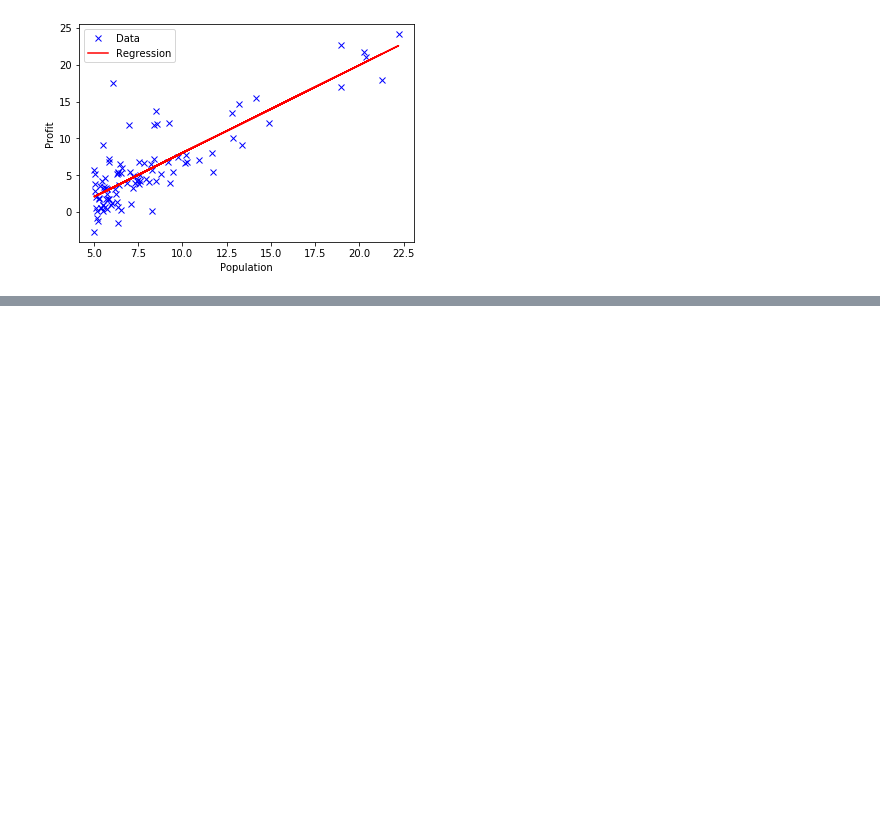
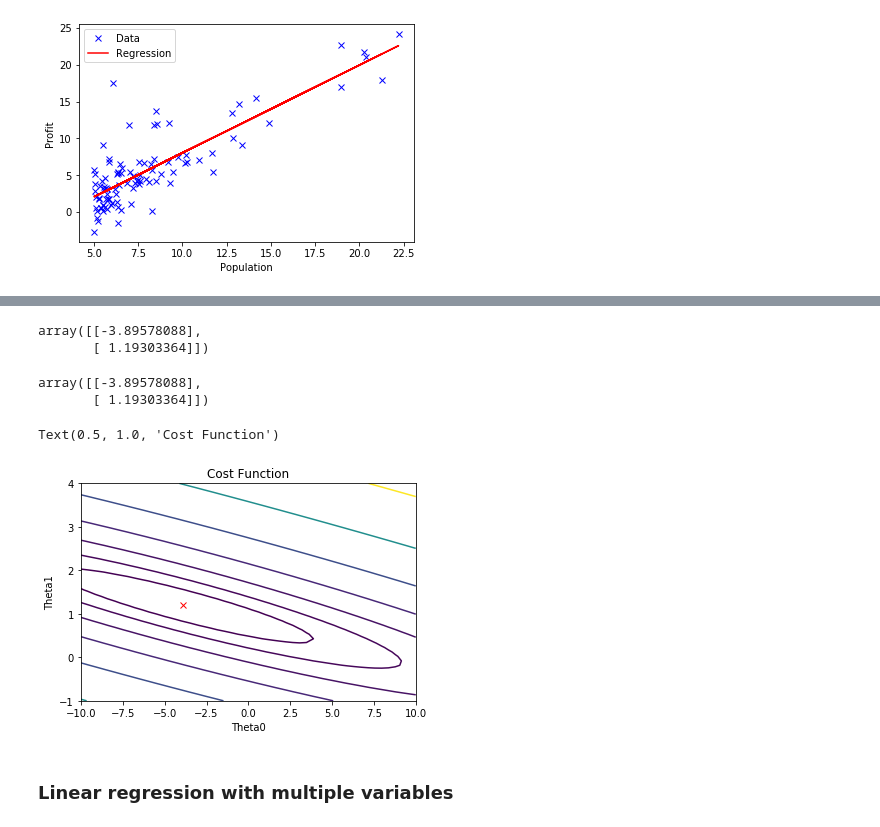
Before and after one commit to nortonlyr/MachineLearningExercises, a Jupyter notebook: MachineLearningNotebook_Krasserm/ML_EX01_LinearRegression.ipynb, the cells around one changed output, grey strips where cells are left out. Drawn from its saved outputs; the diff is of its cells as text; code cells hidden in the pictures; blank space fills up the shorter version.

```diff
--- a/MachineLearningNotebook_Krasserm/ML_EX01_LinearRegression.ipynb
+++ b/MachineLearningNotebook_Krasserm/ML_EX01_LinearRegression.ipynb
@@ -52,0 +71,4 @@ plt.legend()
+# %%
+# LineaGression above internally added a column vector of 1s.
+# For the following calculations, this must be done explicitly
+X = np.c_[np.ones(m), X]
@@ -52,0 +91,48 @@ plt.legend()
+# %%
+# Solve birnak equation (explicit inverse)
+Theta = np.linalg.inv(X.T.dot(X)).dot(X.T).dot(y)
+Theta
+# %% [output]
+array([[-3.89578088],
+       [ 1.19303364]])
+# %%
+# Solve normal equation (explitict pseudo-inverse)
+Theta = np.linalg.pinv(X.T.dot(X)).dot(X.T).dot(y)
+Theta
+# %% [output]
+array([[-3.89578088],
+       [ 1.19303364]])
+# %%
+# Cost function (mean squared error)
+
+def cost(X, y, Theta):
+    diff = X.dot(Theta) - y
+    return np.sum(diff * diff, axis = 0) / y.size
+# %%
+# Create a 50*50 grid for Theta0 and Theta1 ranges
+Theta_grid = np.mgrid[-10: 10: 50j, -1: 4: 50j]
+
+# Theta values in an array of shape (2500, 2)
+Thetas = np.c_[Theta_grid[0].ravel(), Theta_grid[1].ravel()]
+
+# Compute costs on grid points
+costs = cost(X, y, Thetas.T)
+
+# Cost values reshaped to grid
+cost_grid = costs.reshape(Theta_grid[0].shape)
+
+# Contour plot of cost function
+plt.contour(Theta_grid[0], Theta_grid[1], cost_grid, levels = [20, 40, 80, 160, 320, 640, 1280])
+
+# Plot optimum
+plt.plot(Theta[0], Theta[1], 'rx')
+
+# Title and axis labels
+plt.xlabel('Theta0')
+plt.ylabel('Theta1')
+plt.title('Cost Function')
+# %% [output]
+Text(0.5, 1.0, 'Cost Function')
+[figure, added]
+# %% [markdown]
+### Linear regression with multiple variables
```
Also changed, not shown: parts of 13 cells of this notebook.
